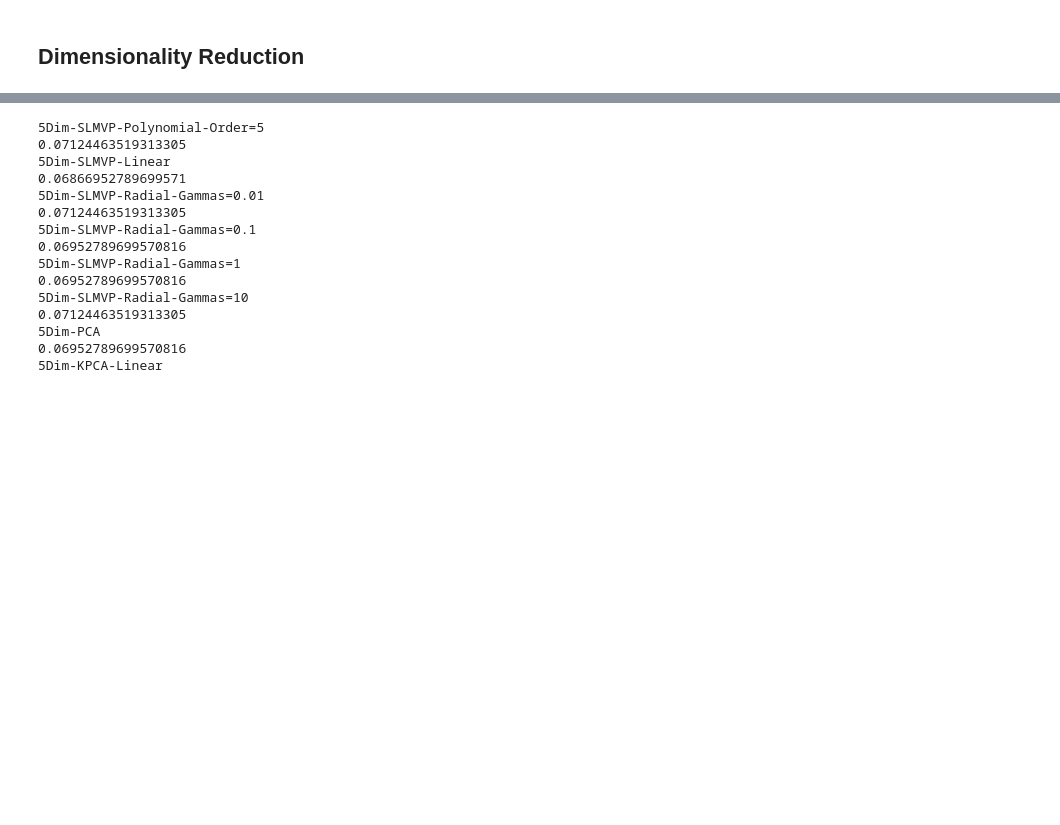
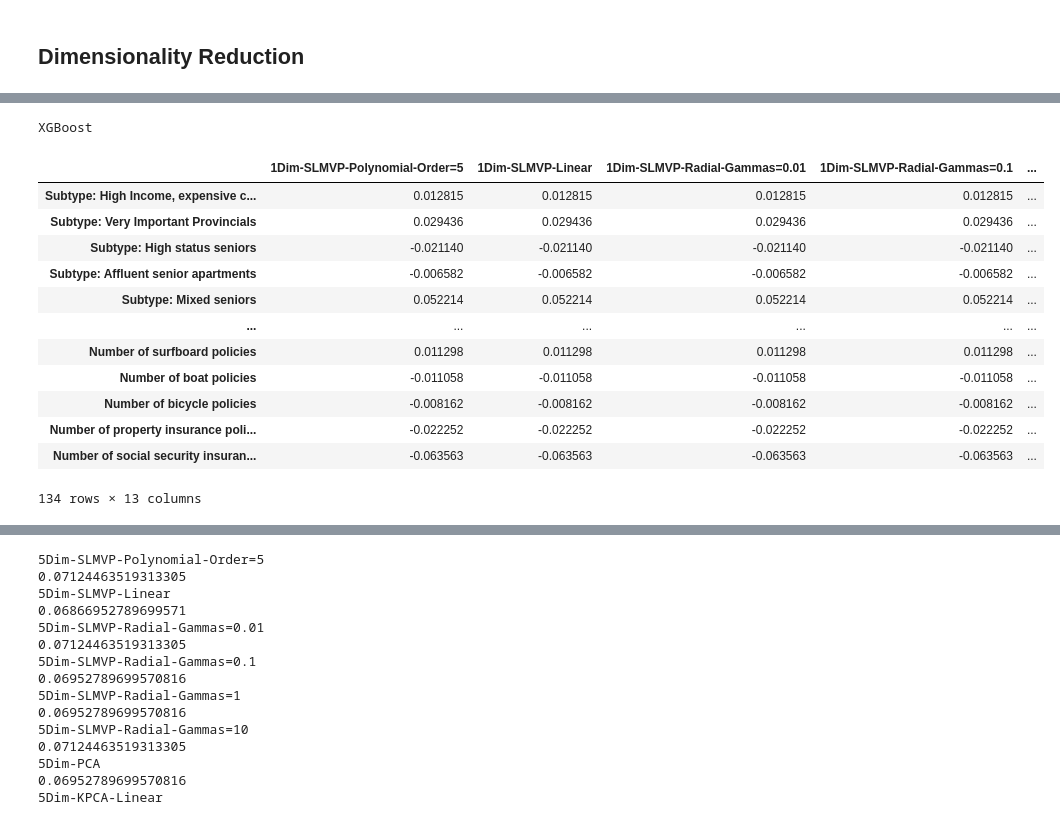
Before and after one commit to miguelangel43/Dimensionality-Reduction-Masters-Thesis, a Jupyter notebook: main.ipynb, the cells around one changed output, grey strips where cells are left out. Drawn from its saved outputs; the diff is of its cells as text; code cells hidden in the pictures; blank space fills up the shorter version.

```diff
--- a/main.ipynb
+++ b/main.ipynb
@@ -11,0 +102,20 @@ dim.pickle_dim('03-06-dim.pkl')
+# %%
+dim.apply_clf()
+# %% [output]
+XGBoost
+# %%
+dim.get_corr_table()
+# %% [output]
+|  | 1Dim-SLMVP-Polynomial-Order=5 | 1Dim-SLMVP-Linear | 1Dim-SLMVP-Radial-Gammas=0.01 | 1Dim-SLMVP-Radial-Gammas=0.1 | ... |
+| Subtype: High Income, expensive c... | 0.012815 | 0.012815 | 0.012815 | 0.012815 | ... |
+| Subtype: Very Important Provincials | 0.029436 | 0.029436 | 0.029436 | 0.029436 | ... |
+| Subtype: High status seniors | -0.021140 | -0.021140 | -0.021140 | -0.021140 | ... |
+| Subtype: Affluent senior apartments | -0.006582 | -0.006582 | -0.006582 | -0.006582 | ... |
+| Subtype: Mixed seniors | 0.052214 | 0.052214 | 0.052214 | 0.052214 | ... |
+| ... | ... | ... | ... | ... | ... |
+| Number of surfboard policies | 0.011298 | 0.011298 | 0.011298 | 0.011298 | ... |
+| Number of boat policies | -0.011058 | -0.011058 | -0.011058 | -0.011058 | ... |
+| Number of bicycle policies | -0.008162 | -0.008162 | -0.008162 | -0.008162 | ... |
+| Number of property insurance poli... | -0.022252 | -0.022252 | -0.022252 | -0.022252 | ... |
+| Number of social security insuran... | -0.063563 | -0.063563 | -0.063563 | -0.063563 | ... |
+134 rows × 13 columns
```
Also changed, not shown: parts of 37 cells of this notebook, 1 other file.
